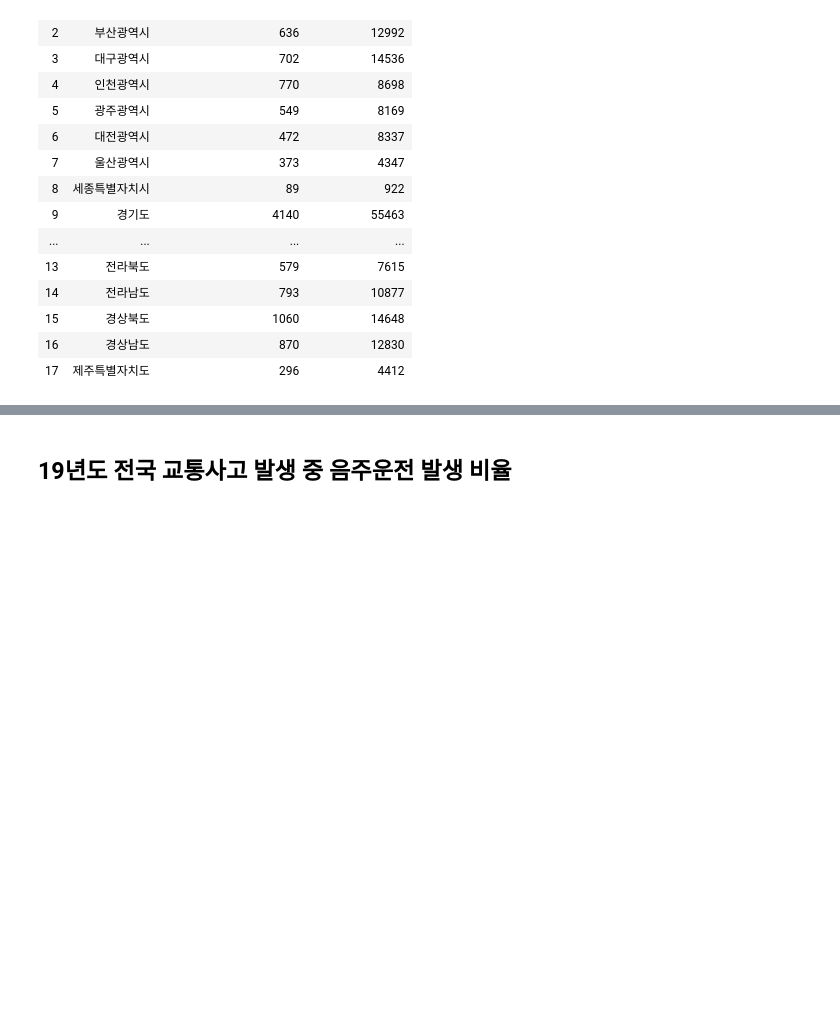
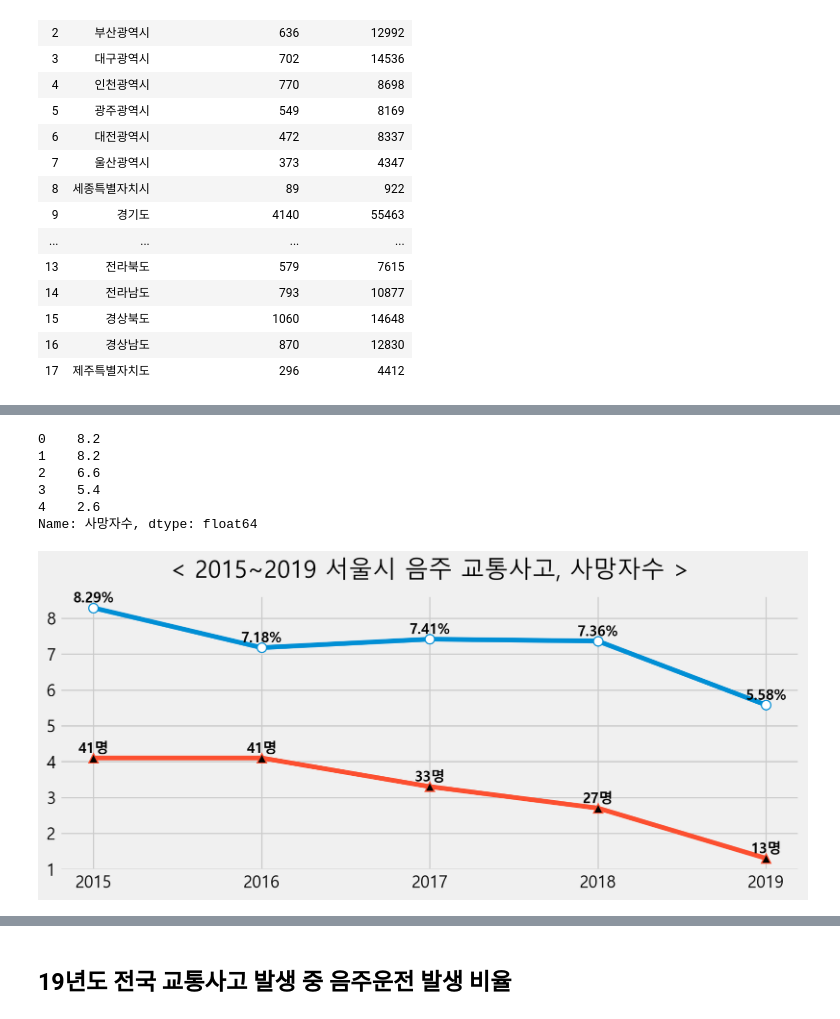
Before and after one commit to jeonprize/Accident, a Jupyter notebook: acl_accident.ipynb, the cells around one changed output, grey strips where cells are left out. Cells and saved outputs as stored; diff of their text form; code cells hidden in the pictures; blank space fills up the shorter version.

```diff
--- a/acl_accident.ipynb
+++ b/acl_accident.ipynb
@@ -37,3 +37,6 @@ df
 | 15 | 경상북도 | 1060 | 14648 |
 | 16 | 경상남도 | 870 | 12830 |
 | 17 | 제주특별자치도 | 296 | 4412 |
+# %%
+year_df = pd.read_csv("2015~2019 서울시 음주 교통사고.csv")
+year_df
@@ -39,0 +50,5 @@ df
+# %%
+year_df["연도별"] = year_df["연도별"].astype(str)
+# %%
+year_df["사고 발생 비율(%)"] = year_df["음주운전 교통사고 발생건수"]/year_df["교통사고 발생건수"]*100
+year_df
@@ -39,0 +62,26 @@ df
+# %%
+year_df["사망자수"]/5
+# %% [output]
+0    8.2
+1    8.2
+2    6.6
+3    5.4
+4    2.6
+Name: 사망자수, dtype: float64
+# %%
+fig,ax = plt.subplots(figsize=(10,4))
+
+
+ax.set_title("< 2015~2019 서울시 음주 교통사고, 사망자수 >",pad=15)
+ax.plot(year_df["연도별"],year_df["사고 발생 비율(%)"],marker="o",markersize=8,markerfacecolor='white')
+ax.plot(year_df["연도별"],year_df["사망자수"]/10,marker="^",markersize=8,markerfacecolor="black")
+# ax.set_ylim([4.9, 9.1])
+for i in range(5):
+    ax.text(i,year_df['사고 발생 비율(%)'].loc[i]+0.15,f"{year_df['사고 발생 비율(%)'].loc[i]:0.2f}%"
+            ,horizontalalignment='center', fontsize=12, fontweight='bold')
+    ax.text(i,year_df['사망자수'].loc[i]/10 + 0.15,f"{year_df['사망자수'].loc[i]}명"
+           ,horizontalalignment='center', fontsize=12, fontweight='bold')
+
+plt.show()
+# %% [output]
+[figure, added]
```
Also changed, not shown: parts of 3 cells of this notebook.
